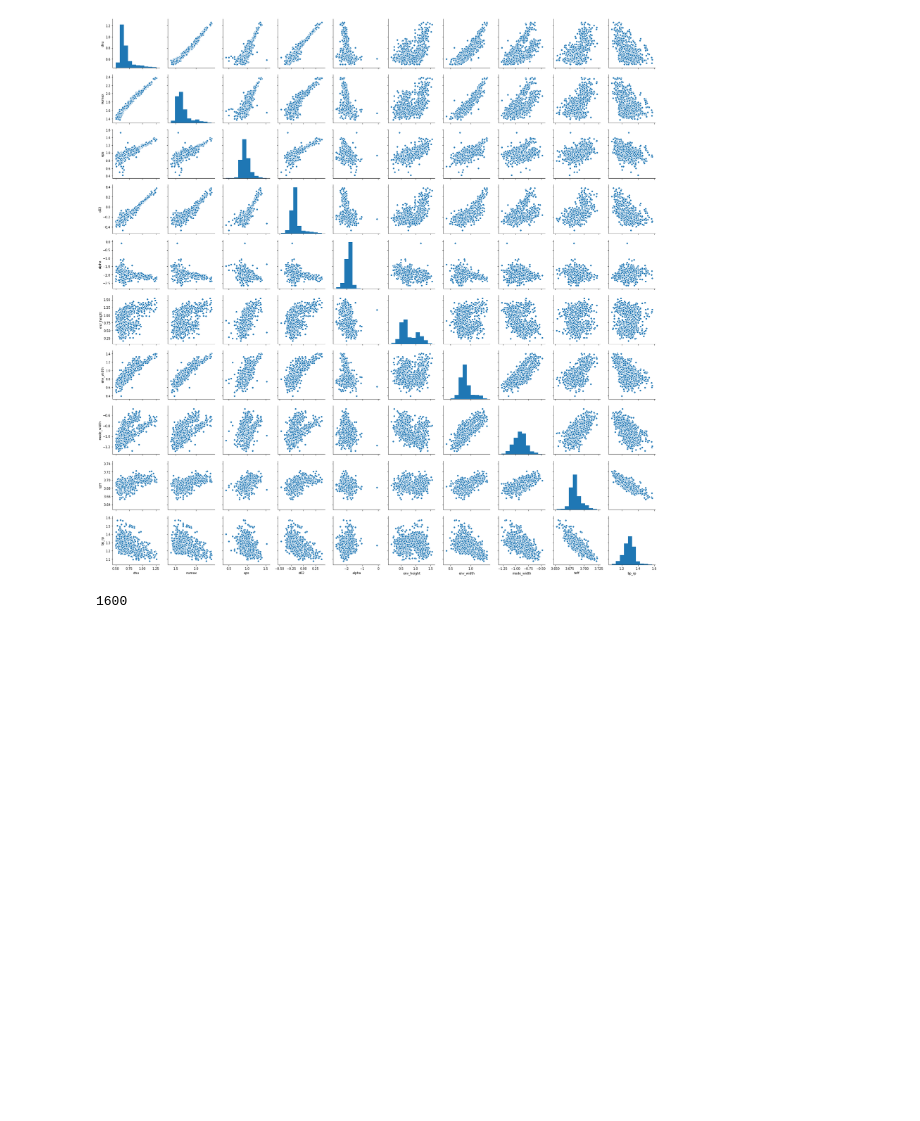
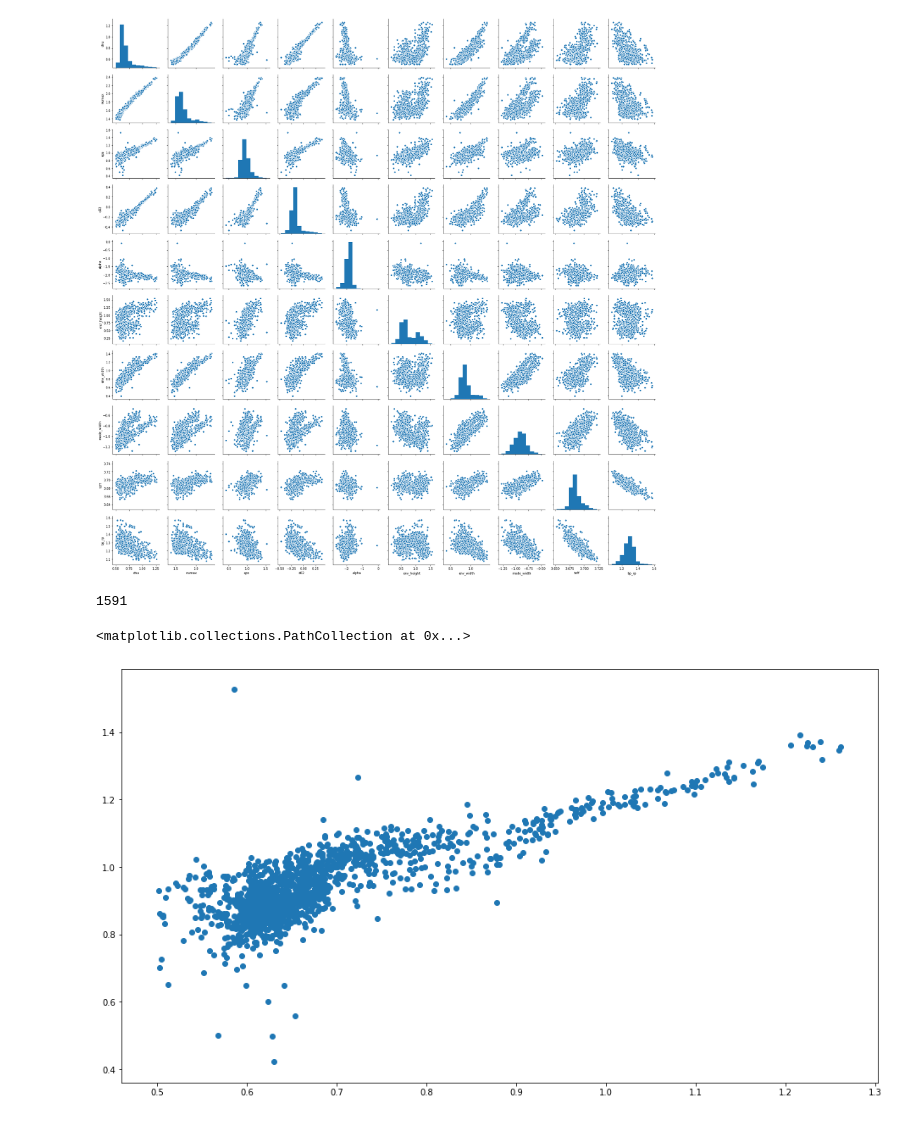
Before and after one commit to grd349/PBjam, a Jupyter notebook: pbjam/data/AddInYu.ipynb, the cells around one changed output. Cells and saved outputs as stored; diff of their text form; code cells hidden in the pictures; blank space fills up the shorter version.

Commit message:
Various updates to prior and stage2 checking

```diff
--- a/pbjam/data/AddInYu.ipynb
+++ b/pbjam/data/AddInYu.ipynb
@@ -143,10 +143,17 @@ sns.pairplot(s1_prior)
 <seaborn.axisgrid.PairGrid at 0x...>
 [figure]
 # %%
+s1_prior = s1_prior.loc[(s1_prior.eps > 0.65) & (s1_prior.eps < 1.45)]
 s1_prior.to_csv('prior_data.csv', index=False)
 # %%
 yu.sort_values('rank', ascending=False)[800:2000].to_csv('stage2.csv')
 # %%
 len(s1_prior)
 # %% [output]
-1600
+1591
+# %%
+fig, ax = plt.subplots(figsize=[16, 9])
+ax.scatter(s1_prior.dnu, s1_prior.eps)
+# %% [output]
+<matplotlib.collections.PathCollection at 0x...>
+[figure, added]
```
Also changed, not shown: 3 other files.
